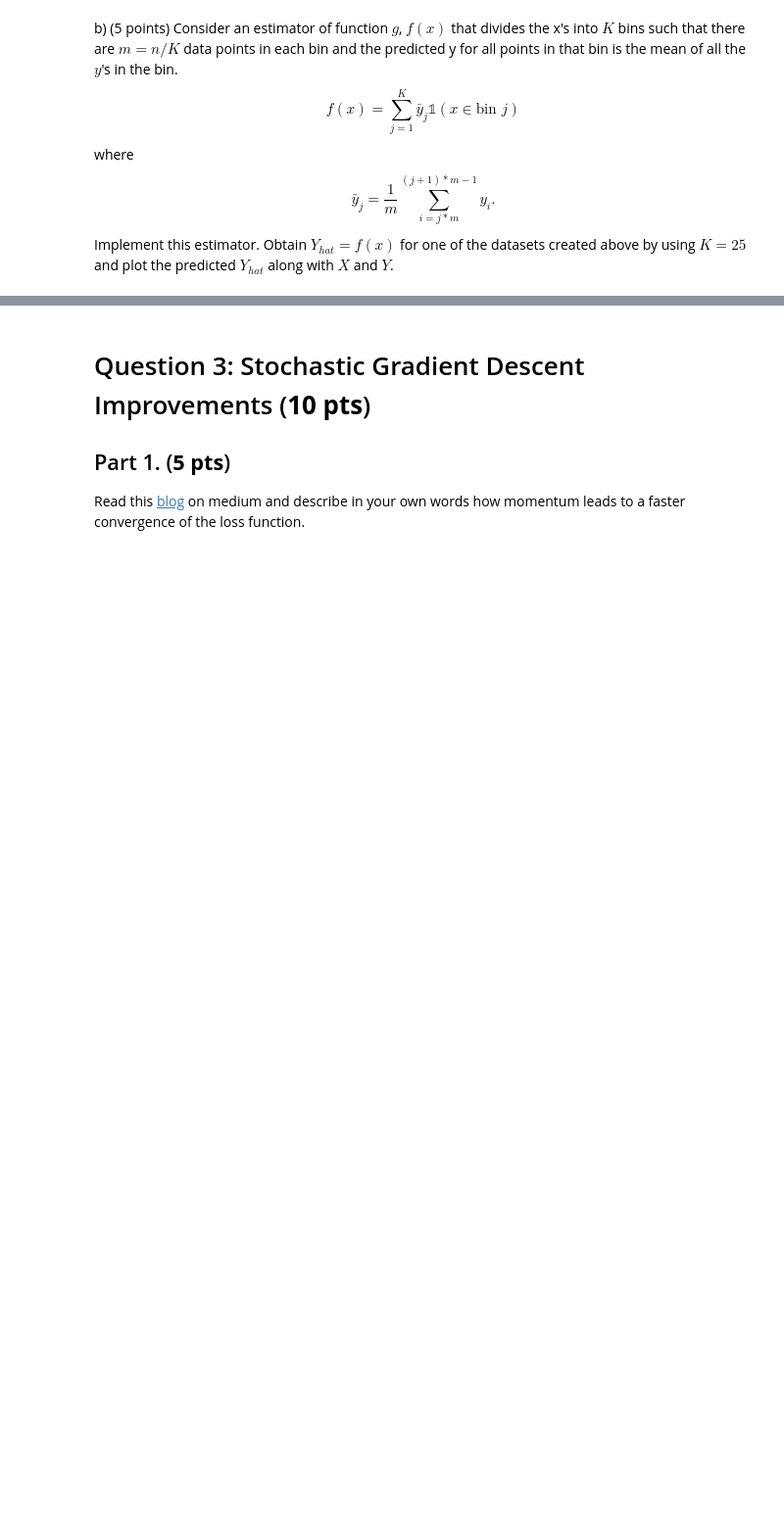
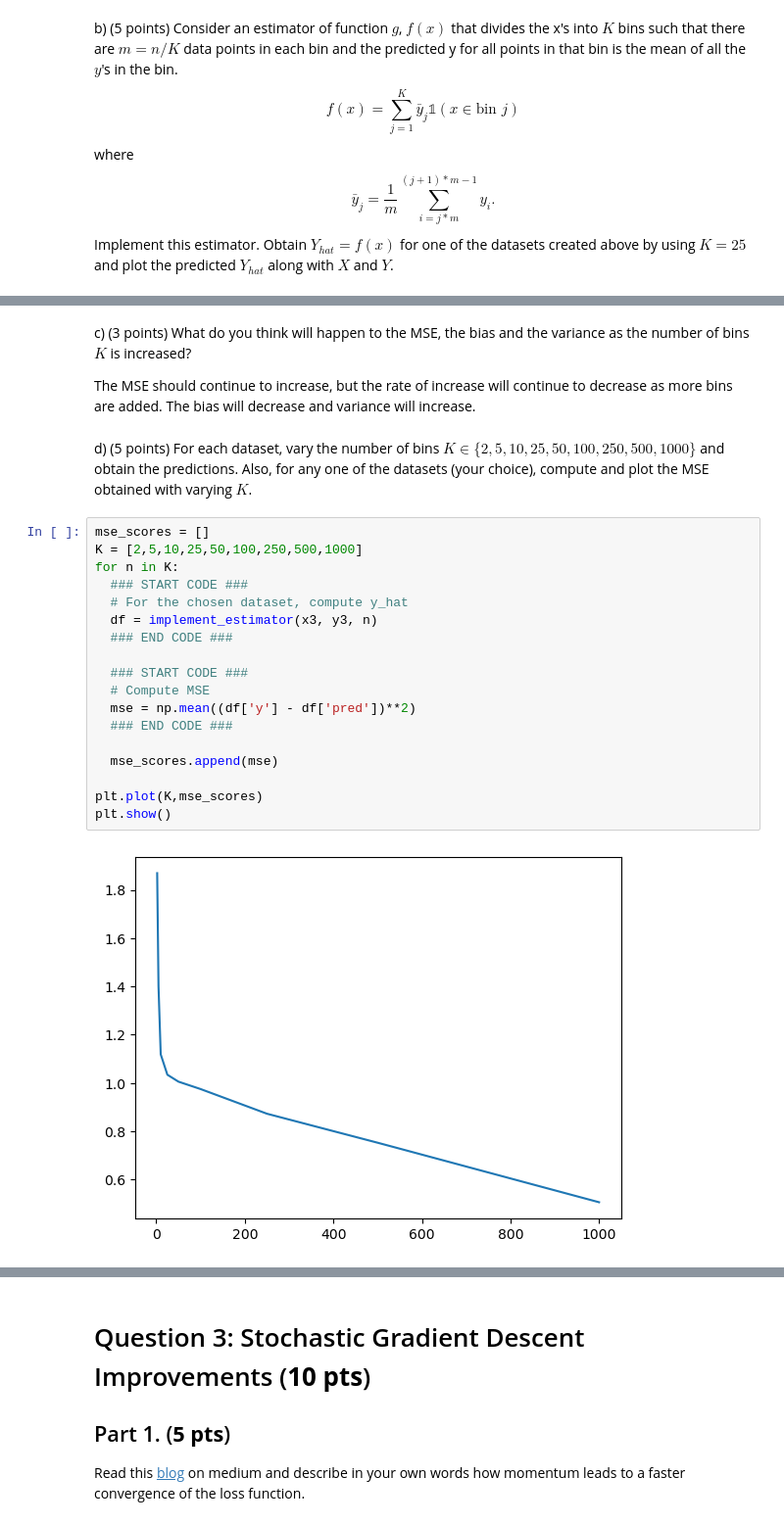
Before and after one commit to axj65/ece381, a Jupyter notebook: HW_2.ipynb, the cells around one changed output, grey strips where cells are left out. Shown at 98% size. Drawn from its saved outputs; the diff is of its cells as text; blank space fills up the shorter version.

```diff
--- a/HW_2.ipynb
+++ b/HW_2.ipynb
@@ -103,0 +119,27 @@ m = n/K
+# %% [markdown]
+c) (3 points) What do you think will happen to the MSE, the bias and the variance as the number of bins $K$ is increased?
+
+The MSE should continue to increase, but the rate of increase will continue to decrease as more bins are added. The bias will decrease and variance will increase.
+# %% [markdown]
+
+d) (5 points) For each dataset, vary the number of bins $K \in \{2,5,10,25,50,100,250,500,1000\}$ and obtain the predictions. Also, for any one of the datasets (your choice), compute and plot the MSE obtained with varying $K$.
+# %%
+mse_scores = []
+K = [2,5,10,25,50,100,250,500,1000]
+for n in K:
+  ### START CODE ###
+  # For the chosen dataset, compute y_hat
+  df = implement_estimator(x3, y3, n)
+  ### END CODE ###
+
+  ### START CODE ###
+  # Compute MSE
+  mse = np.mean((df['y'] - df['pred'])**2)
+  ### END CODE ###
+
+  mse_scores.append(mse)
+
+plt.plot(K,mse_scores)
+plt.show()
+# %% [output]
+[figure, added]
```
Also changed, not shown: parts of 12 cells of this notebook.
